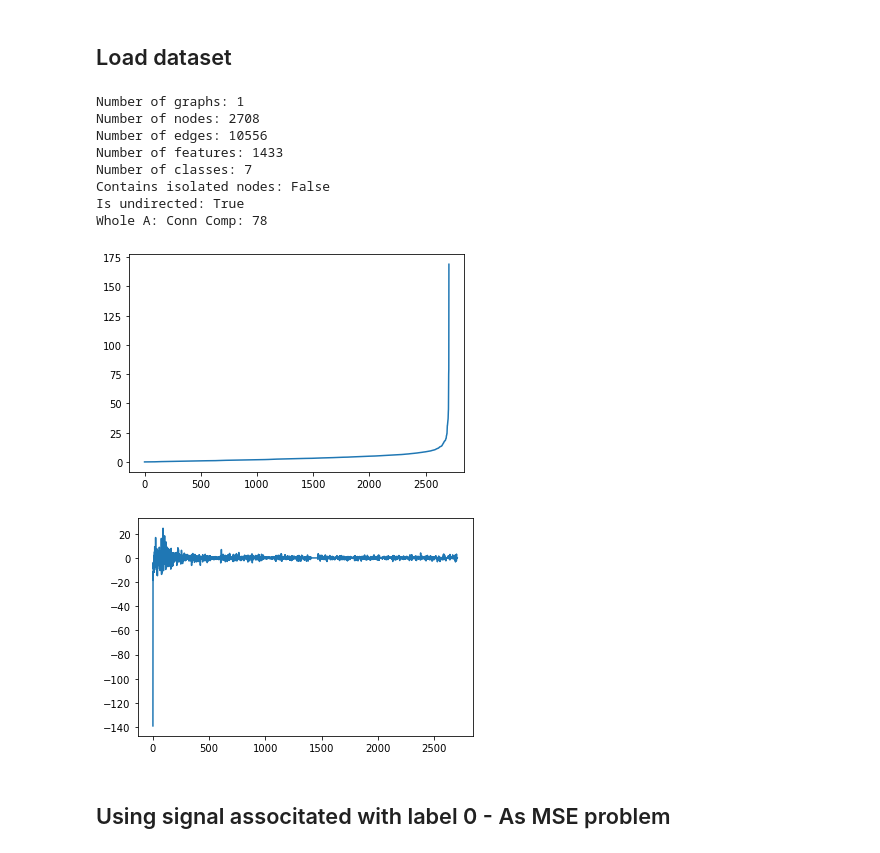
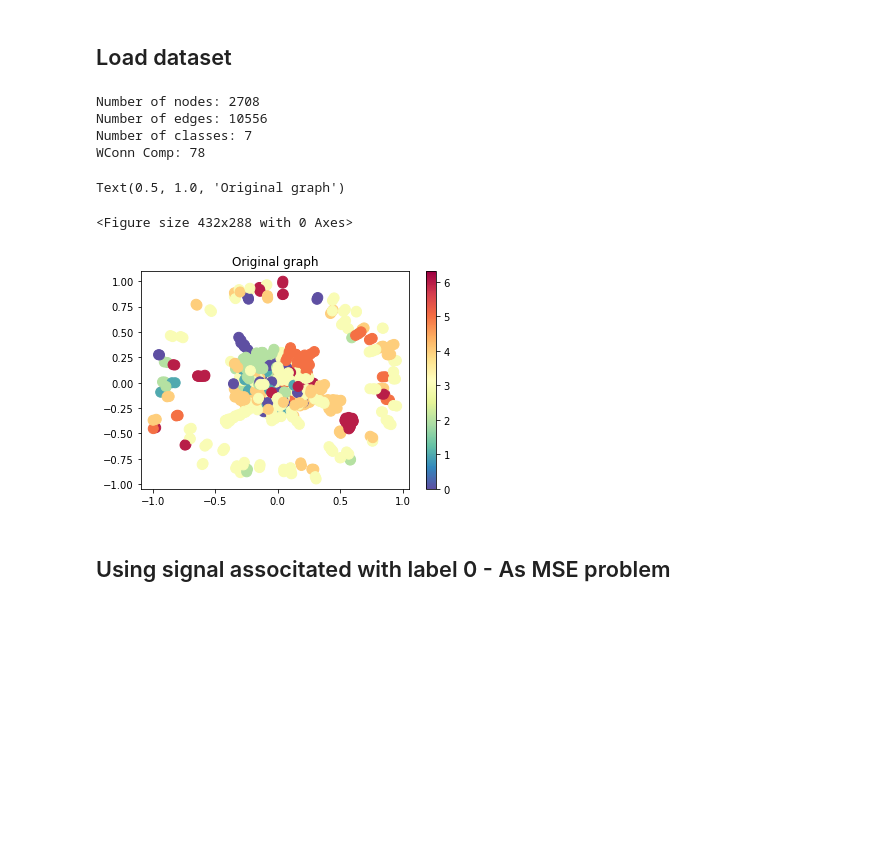
Before and after one commit to reysam93/Graph_Deep_Decoder, a Jupyter notebook: denoise_cora.ipynb, the cells around one changed output. Cells and saved outputs as stored; diff of their text form; code cells hidden in the pictures; blank space fills up the shorter version.

```diff
--- a/denoise_cora.ipynb
+++ b/denoise_cora.ipynb
@@ -97,58 +101,36 @@ def plot_iter_err(err, label):
 # %%
 dataset = Planetoid(root='./tmp/Cora', name='Cora')
 data = dataset[0]
 
-print(f'Number of graphs: {len(dataset)}')
 print(f'Number of nodes: {data.num_nodes}')
 print(f'Number of edges: {data.num_edges}')
-print(f'Number of features: {dataset.num_features}')
 print(f'Number of classes: {dataset.num_classes}')
-print(f'Contains isolated nodes: {data.has_isolated_nodes()}')
-print(f'Is undirected: {data.is_undirected()}')
 
 A = to_dense_adj(data.edge_index).numpy()[0,:,:]
 L = np.diag(np.sum(A, axis=0)) - A
 lambdas, V = np.linalg.eigh(L)
 lambdas = np.real(lambdas)
-print('Whole A: Conn Comp:', np.sum(np.abs(lambdas) <= 1e-6))
+print('WConn Comp:', np.sum(np.abs(lambdas) <= 1e-6))
 
 labels = data.y
 
-plt.figure()
-plt.plot(lambdas)
-plt.figure()
-plt.plot(V.T@labels.numpy())
-
-# A = A[1500:2000,:][:,1500:2000]
-# labels = data.y[1500:2000]
+# D_inv_sqrt = np.sqrt(1/np.diag(np.sum(A, axis=0)))
+# A = D_inv_sqrt@A@D_inv_sqrt
+S = A
 
 G = Graph(A)
 G.set_coordinates()
-
-# L = np.diag(np.sum(A, axis=0)) - A
-# lambdas, _ = np.linalg.eig(L)
-# print('Conn Comp:', np.sum(np.abs(lambdas) <= 1e-3))
-S = A
-
-# # plt.figure()
-# # nx.draw(nx.from_numpy_matrix(A), node_color=labels)
-
-
-# plt.figure()
-# plt.imshow(S)
-# plt.colorbar()
-# plt.title('A')
+plt.figure()
+G.plot_signal(labels.numpy())
+plt.title('Original graph')
 # %% [output]
-Number of graphs: 1
 Number of nodes: 2708
 Number of edges: 10556
-Number of features: 1433
 Number of classes: 7
-Contains isolated nodes: False
-Is undirected: True
-Whole A: Conn Comp: 78
+WConn Comp: 78
+Text(0.5, 1.0, 'Original graph')
+<Figure size 432x288 with 0 Axes>
-[figure, old version]
+[figure, new version]
-[figure, removed]
 # %% [markdown]
 ## Using signal associtated with label 0 - As MSE problem
 # %% [markdown]
```
Also changed, not shown: parts of 26 cells of this notebook, 6 other files.
